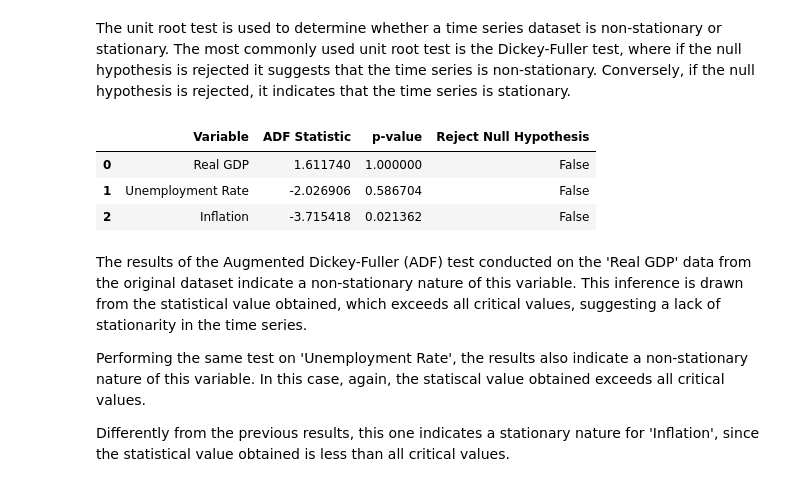
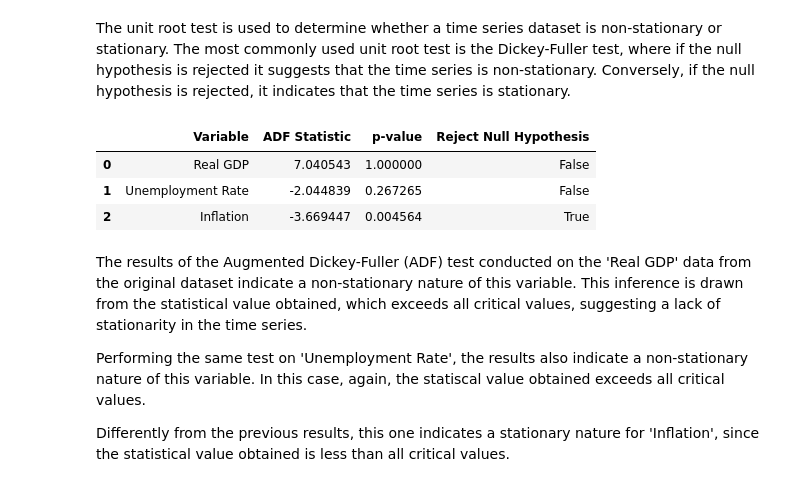
Before and after one commit to ArthurMbraga/MODS202-Econometrics, a Jupyter notebook: project.ipynb, the cells around one changed output. Cells and saved outputs as stored; diff of their text form; code cells hidden in the pictures.

```diff
--- a/project.ipynb
+++ b/project.ipynb
@@ -1026,30 +1026,30 @@ The unit root test is used to determine whether a time series dataset is non-sta
 # %%
 import pandas as pd
 from statsmodels.tsa.stattools import adfuller
 
 
 results_list = []
 
 for column in df3.columns[1:]:
     variable = column
-    adf_result = adfuller(df3[column], maxlag=0, regression='ct', autolag=None)
+    adf_result = adfuller(df3[column], maxlag=0, regression='c', autolag=None)
     adf_statistic = adf_result[0]
     p_value = adf_result[1]
     reject_null_hypothesis = p_value < 0.01
 
     results_list.append({'Variable': variable,
                          'ADF Statistic': adf_statistic,
                          'p-value': p_value,
                          'Reject Null Hypothesis': reject_null_hypothesis})
 
 results_table = pd.DataFrame(results_list)
 
 results_table
 # %% [output]
 |  | Variable | ADF Statistic | p-value | Reject Null Hypothesis |
-| 0 | Real GDP | 1.611740 | 1.000000 | False |
-| 1 | Unemployment Rate | -2.026906 | 0.586704 | False |
-| 2 | Inflation | -3.715418 | 0.021362 | False |
+| 0 | Real GDP | 7.040543 | 1.000000 | False |
+| 1 | Unemployment Rate | -2.044839 | 0.267265 | False |
+| 2 | Inflation | -3.669447 | 0.004564 | True |
 # %% [markdown]
 The results of the Augmented Dickey-Fuller (ADF) test conducted on the 'Real GDP' data from the original dataset indicate a non-stationary nature of this variable. This inference is drawn from the statistical value obtained, which exceeds all critical values, suggesting a lack of stationarity in the time series.
 
```
Also changed, not shown: parts of 1 cell of this notebook.
